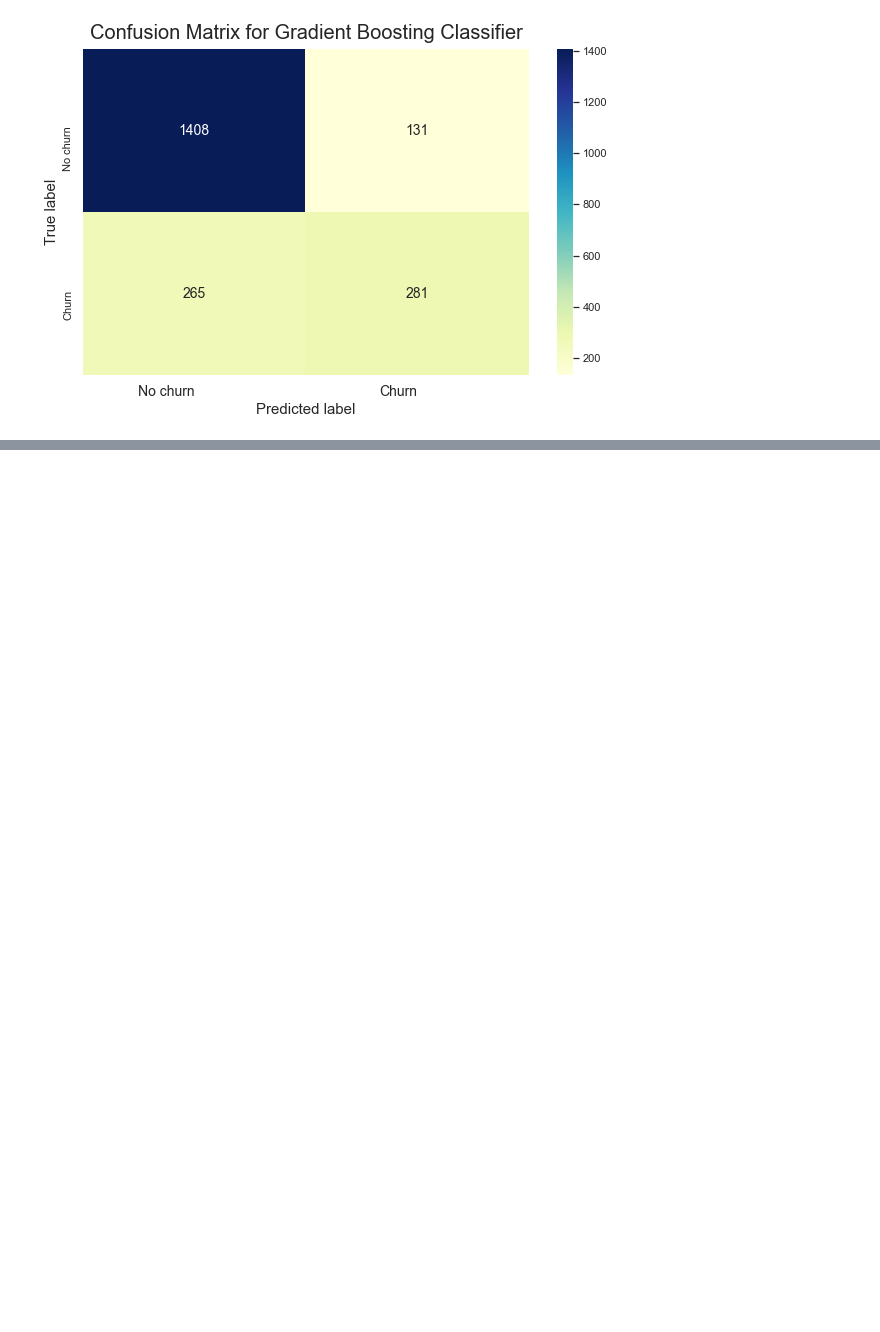
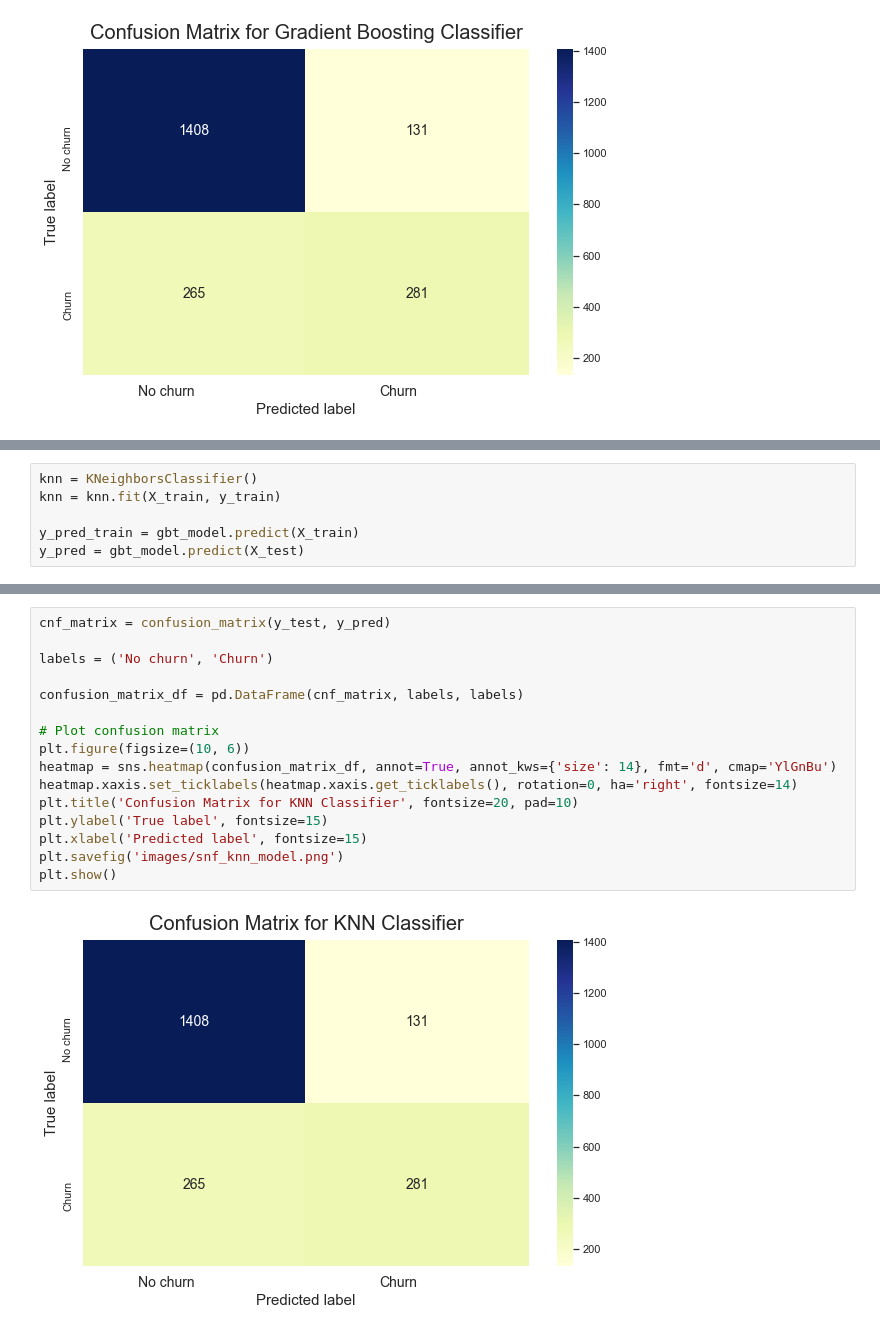
Before and after one commit to rfajri27/customer_churn, a Jupyter notebook: customer_churn.ipynb, the cells around one changed output, grey strips where cells are left out. Cells and saved outputs as stored; diff of their text form; blank space fills up the shorter version.

```diff
--- a/customer_churn.ipynb
+++ b/customer_churn.ipynb
@@ -469,0 +541,6 @@ plt.show()
+# %%
+knn = KNeighborsClassifier()
+knn = knn.fit(X_train, y_train)
+
+y_pred_train = gbt_model.predict(X_train)
+y_pred = gbt_model.predict(X_test)
@@ -469,0 +583,18 @@ plt.show()
+# %%
+cnf_matrix = confusion_matrix(y_test, y_pred)
+
+labels = ('No churn', 'Churn')
+
+confusion_matrix_df = pd.DataFrame(cnf_matrix, labels, labels)
+
+# Plot confusion matrix
+plt.figure(figsize=(10, 6))
+heatmap = sns.heatmap(confusion_matrix_df, annot=True, annot_kws={'size': 14}, fmt='d', cmap='YlGnBu')
+heatmap.xaxis.set_ticklabels(heatmap.xaxis.get_ticklabels(), rotation=0, ha='right', fontsize=14)
+plt.title('Confusion Matrix for KNN Classifier', fontsize=20, pad=10)
+plt.ylabel('True label', fontsize=15)
+plt.xlabel('Predicted label', fontsize=15)
+plt.savefig('images/snf_knn_model.png')
+plt.show()
+# %% [output]
+[figure, added]
```
Also changed, not shown: parts of 19 cells of this notebook, 4 other files.
